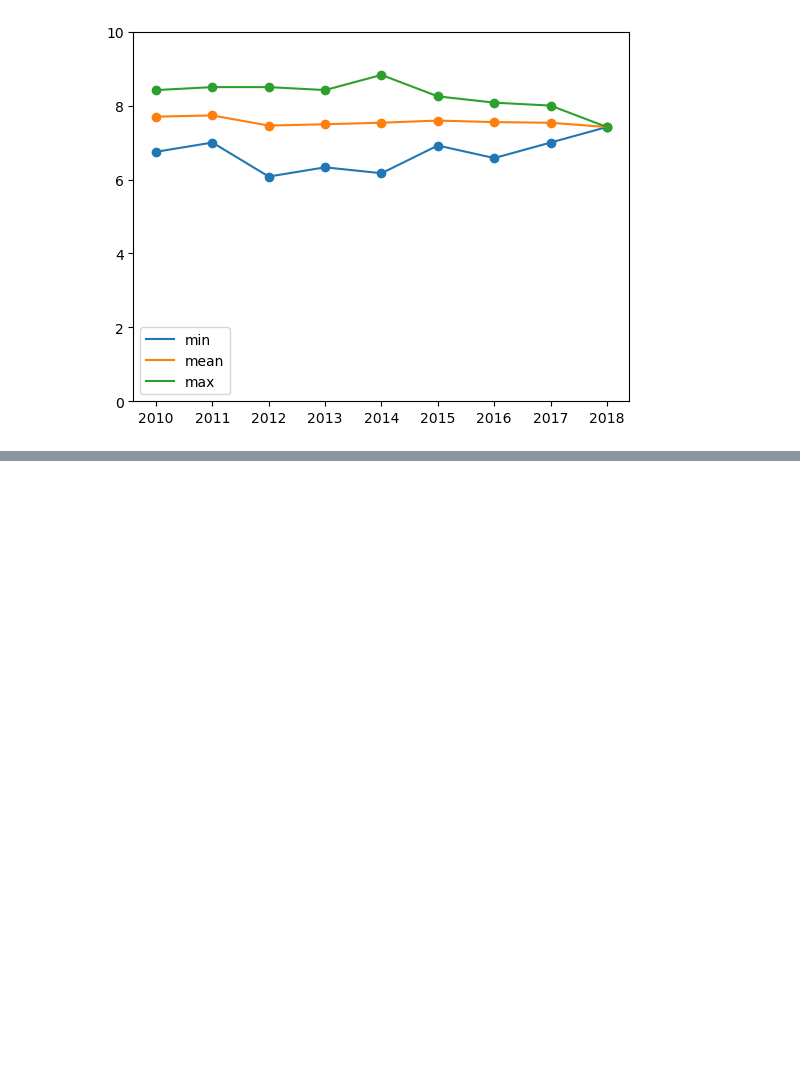
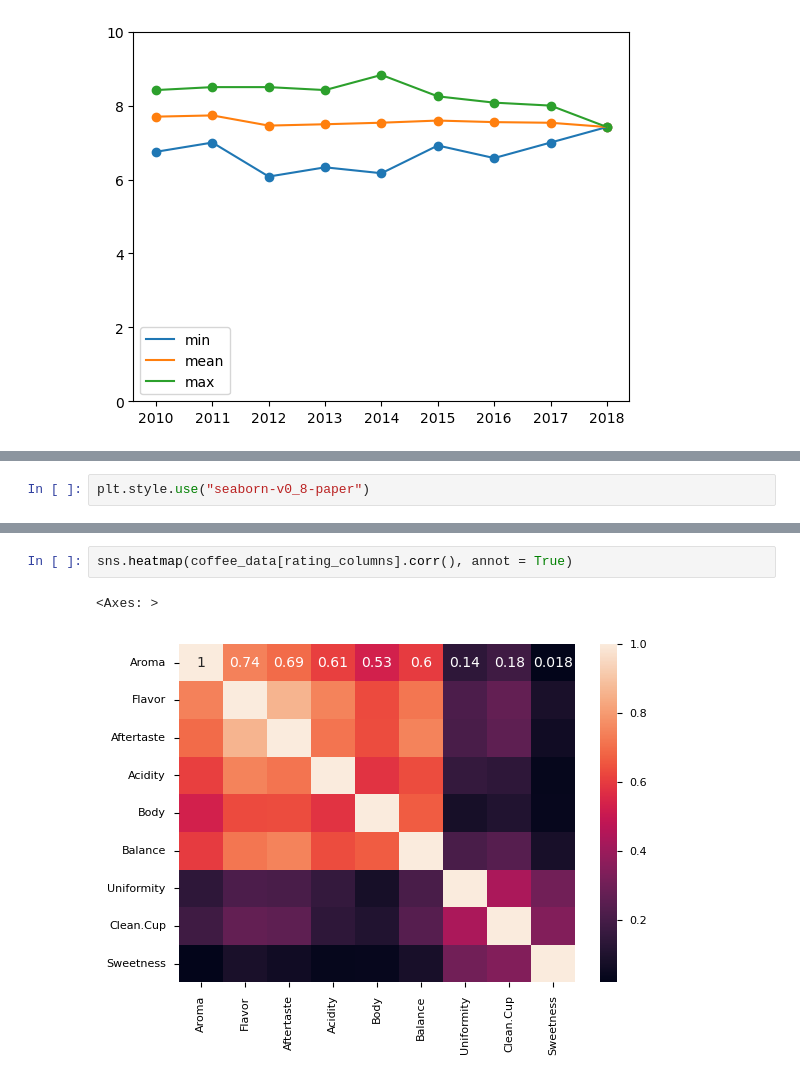
Before and after one commit to GalkaKG/Data-Science, a Jupyter notebook: 03. Data Visualization. Exploratory Data Analysis/03. Data Visualization. Exploratory Data Analysis.ipynb, the cells around one changed output, grey strips where cells are left out. Saved outputs shown, nothing was run; the diff lists cells and outputs as text; blank space fills up the shorter version.

```diff
--- a/03. Data Visualization. Exploratory Data Analysis/03. Data Visualization. Exploratory Data Analysis.ipynb
+++ b/03. Data Visualization. Exploratory Data Analysis/03. Data Visualization. Exploratory Data Analysis.ipynb
@@ -739,0 +763,2 @@ plt.show()
+# %%
+plt.style.use("seaborn-v0_8-paper")
@@ -739,0 +767,5 @@ plt.show()
+# %%
+sns.heatmap(coffee_data[rating_columns].corr(), annot = True)
+# %% [output]
+<Axes: >
+[figure, added]
```
Also changed, not shown: parts of 5 cells of this notebook.
